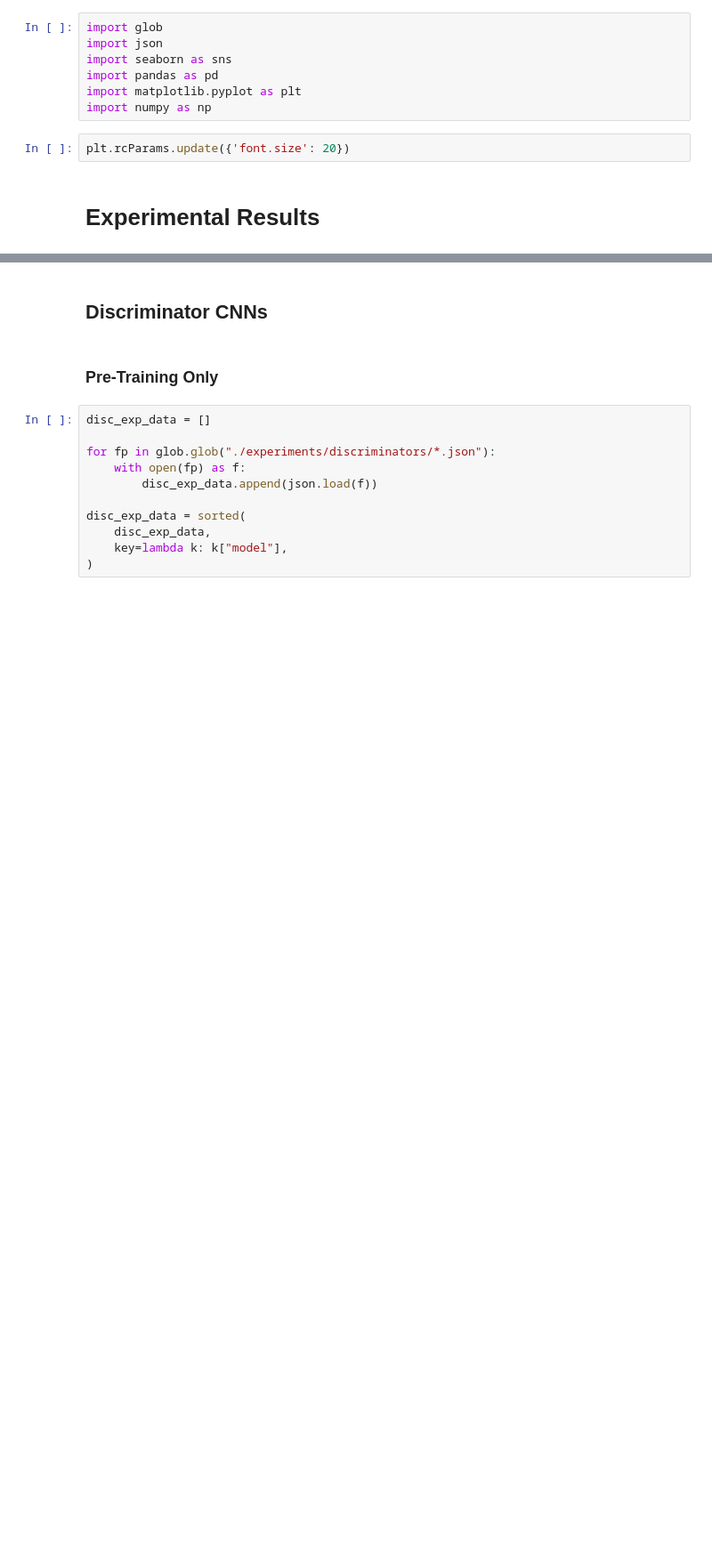
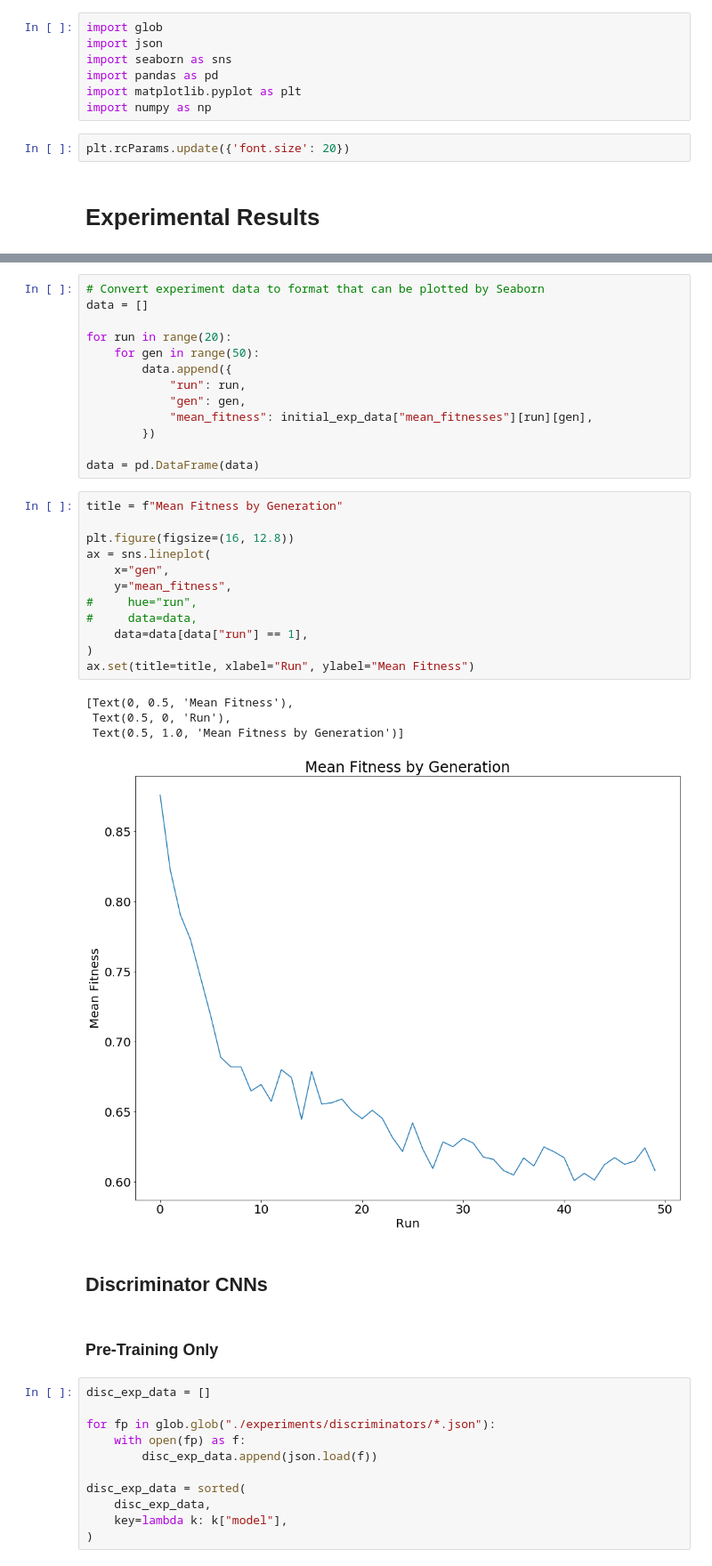
Before and after one commit to SamChatfield/final-year-project, a Jupyter notebook: experiment_results.ipynb, the cells around one changed output, grey strips where cells are left out. Shown at 89% size. Cells and saved outputs as stored; diff of their text form; blank space fills up the shorter version.

```diff
--- a/experiment_results.ipynb
+++ b/experiment_results.ipynb
@@ -12,3 +56,33 @@ plt.rcParams.update({'font.size': 20})
+# %%
+# Convert experiment data to format that can be plotted by Seaborn
+data = []
+
+for run in range(20):
+    for gen in range(50):
+        data.append({
+            "run": run,
+            "gen": gen,
+            "mean_fitness": initial_exp_data["mean_fitnesses"][run][gen],
+        })
+
+data = pd.DataFrame(data)
+# %%
+title = f"Mean Fitness by Generation"
+
+plt.figure(figsize=(16, 12.8))
+ax = sns.lineplot(
+    x="gen",
+    y="mean_fitness",
+#     hue="run",
+#     data=data,
+    data=data[data["run"] == 1],
+)
+ax.set(title=title, xlabel="Run", ylabel="Mean Fitness")
+# %% [output]
+[Text(0, 0.5, 'Mean Fitness'),
+ Text(0.5, 0, 'Run'),
+ Text(0.5, 1.0, 'Mean Fitness by Generation')]
+[figure, added]
 # %% [markdown]
 ## Discriminator CNNs
 # %% [markdown]
```
Also changed, not shown: parts of 6 cells of this notebook, 4 other files.
